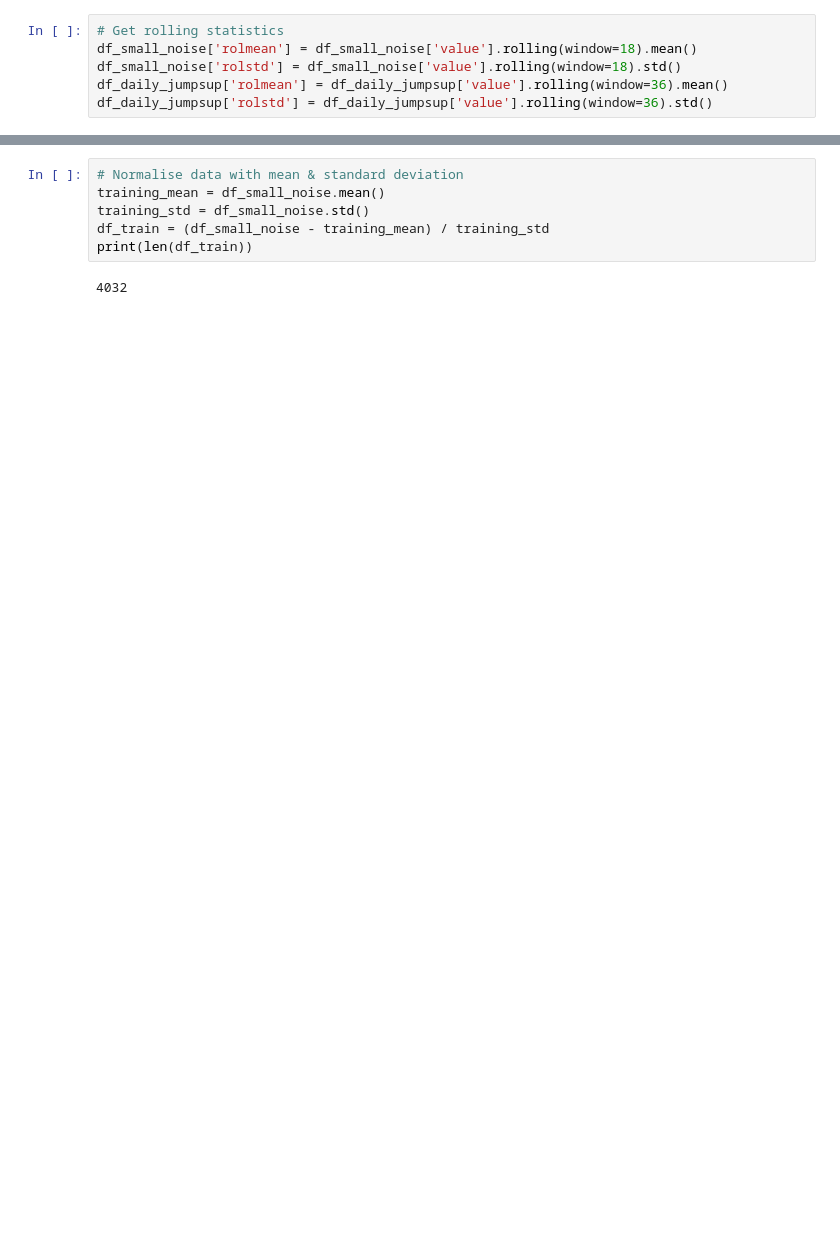
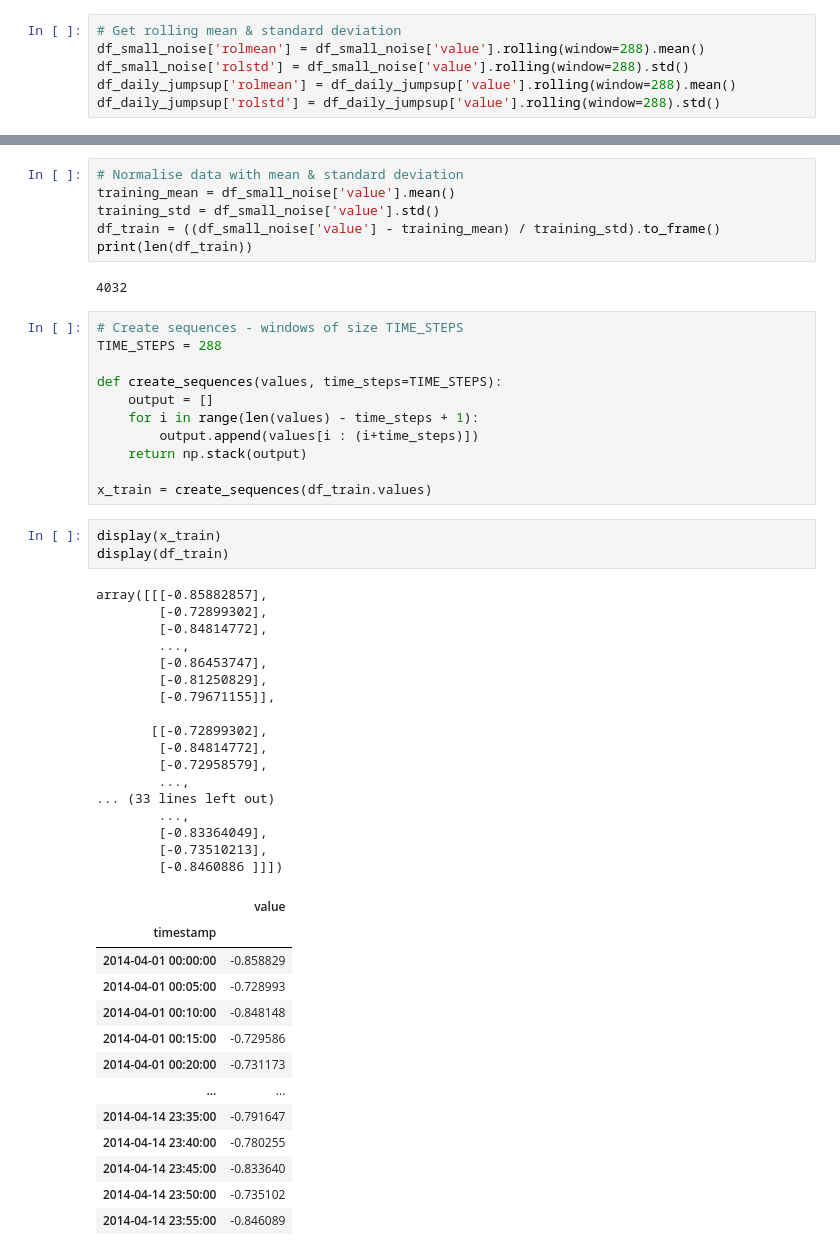
Before and after one commit to Horstann/Timeseries-on-Keras, a Jupyter notebook: anomaly_detection.ipynb, the cells around one changed output, grey strips where cells are left out. Saved outputs shown, nothing was run; the diff lists cells and outputs as text; blank space fills up the shorter version.

```diff
--- a/anomaly_detection.ipynb
+++ b/anomaly_detection.ipynb
@@ -53,8 +55,8 @@ display(df_daily_jumpsup.head())
 # %% [markdown]
 # Visualise data & rolling statistics
 # %%
-# Get rolling statistics
-df_small_noise['rolmean'] = df_small_noise['value'].rolling(window=18).mean()
-df_small_noise['rolstd'] = df_small_noise['value'].rolling(window=18).std()
-df_daily_jumpsup['rolmean'] = df_daily_jumpsup['value'].rolling(window=36).mean()
-df_daily_jumpsup['rolstd'] = df_daily_jumpsup['value'].rolling(window=36).std()
+# Get rolling mean & standard deviation
+df_small_noise['rolmean'] = df_small_noise['value'].rolling(window=288).mean()
+df_small_noise['rolstd'] = df_small_noise['value'].rolling(window=288).std()
+df_daily_jumpsup['rolmean'] = df_daily_jumpsup['value'].rolling(window=288).mean()
+df_daily_jumpsup['rolstd'] = df_daily_jumpsup['value'].rolling(window=288).std()
@@ -88,9 +72,54 @@ fig2.show()
 - 288*14 = 4032 data points in total
 # %%
 # Normalise data with mean & standard deviation
-training_mean = df_small_noise.mean()
-training_std = df_small_noise.std()
-df_train = (df_small_noise - training_mean) / training_std
+training_mean = df_small_noise['value'].mean()
+training_std = df_small_noise['value'].std()
+df_train = ((df_small_noise['value'] - training_mean) / training_std).to_frame()
 print(len(df_train))
 # %% [output]
 4032
+# %%
+# Create sequences - windows of size TIME_STEPS
+TIME_STEPS = 288
+
+def create_sequences(values, time_steps=TIME_STEPS):
+    output = []
+    for i in range(len(values) - time_steps + 1):
+        output.append(values[i : (i+time_steps)])
+    return np.stack(output)
+
+x_train = create_sequences(df_train.values)
+# %%
+display(x_train)
+display(df_train)
+# %% [output]
+array([[[-0.85882857],
+        [-0.72899302],
+        [-0.84814772],
+        ...,
+        [-0.86453747],
+        [-0.81250829],
+        [-0.79671155]],
+
+       [[-0.72899302],
+        [-0.84814772],
+        [-0.72958579],
+        ...,
+... (33 lines left out)
+        ...,
+        [-0.83364049],
+        [-0.73510213],
+        [-0.8460886 ]]])
+|  | value |
+| timestamp |  |
+| 2014-04-01 00:00:00 | -0.858829 |
+| 2014-04-01 00:05:00 | -0.728993 |
+| 2014-04-01 00:10:00 | -0.848148 |
+| 2014-04-01 00:15:00 | -0.729586 |
+| 2014-04-01 00:20:00 | -0.731173 |
+| ... | ... |
+| 2014-04-14 23:35:00 | -0.791647 |
+| 2014-04-14 23:40:00 | -0.780255 |
+| 2014-04-14 23:45:00 | -0.833640 |
+| 2014-04-14 23:50:00 | -0.735102 |
+| 2014-04-14 23:55:00 | -0.846089 |
```
Also changed, not shown: parts of 4 cells of this notebook, 3 other files.
